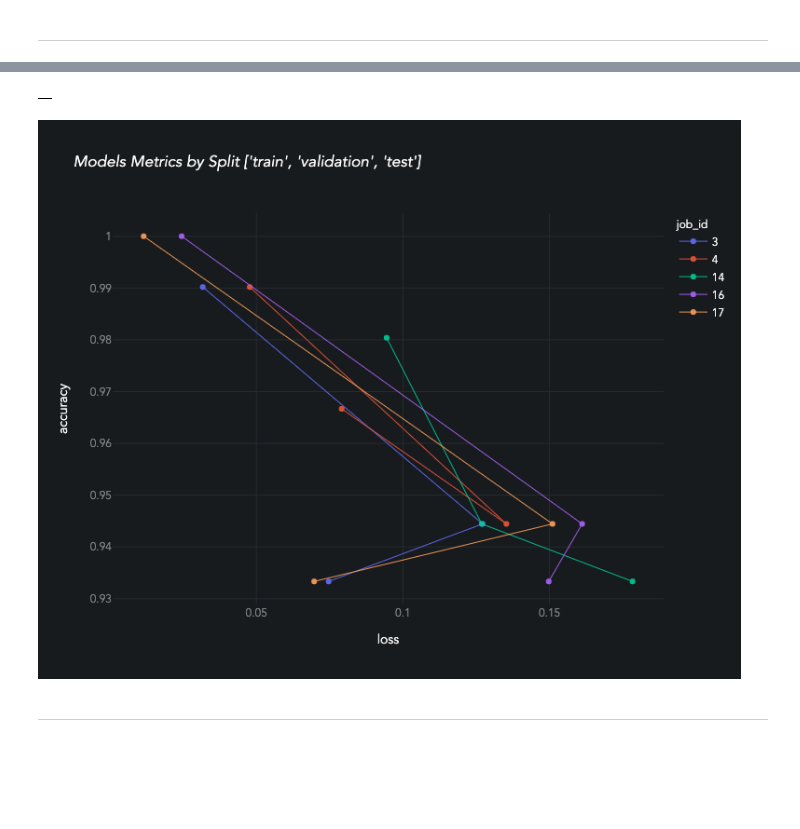
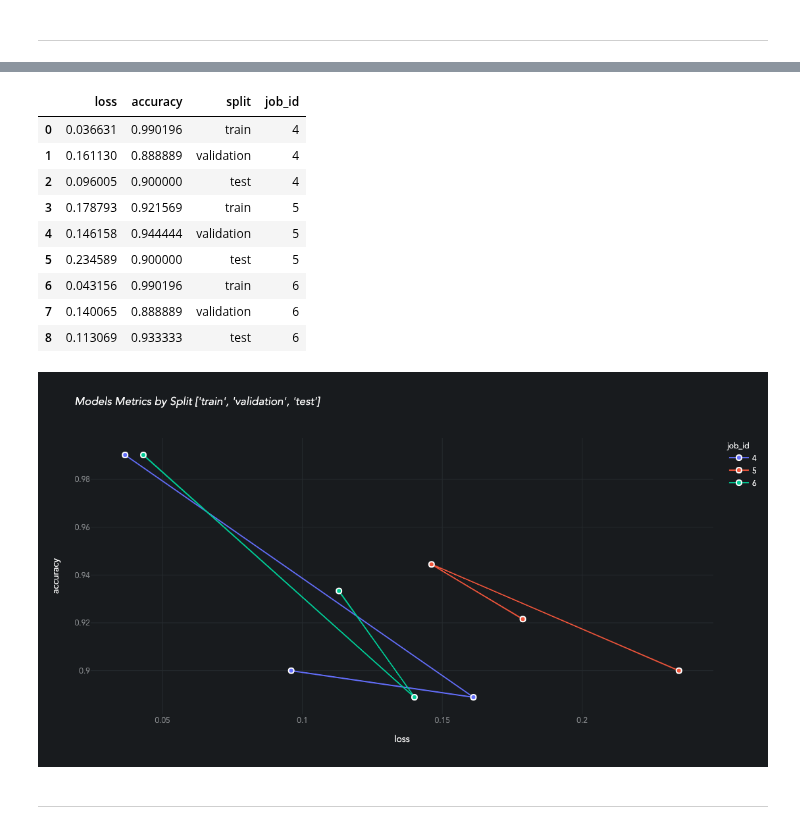
Before and after one commit to pydatasci-repos/pydatasci, a Jupyter notebook: notebooks/dev_alg_model.ipynb, the cells around one changed output, grey strips where cells are left out. Saved outputs shown, nothing was run; the diff lists cells and outputs as text; code cells hidden in the pictures; blank space fills up the shorter version.

Commit message:
much better chart

```diff
--- a/notebooks/dev_alg_model.ipynb
+++ b/notebooks/dev_alg_model.ipynb
@@ -216,8 +206,8 @@ data_names = list(evaluation_dicts[0]['evaluations'].keys())
 
 #     del d['evaluations']
 # %%
-max_loss = 0.2
-min_acc = 0.93
+max_loss = 0.3
+min_acc = 0.85
 # %%
 # need to extract each instance from the model object
 evaluation_dicts = [ed for ed in evaluation_dicts]
@@ -251,7 +241,9 @@ for d in evaluation_dicts:
     for k in data_names:
         pack = {}
         loss = d['evaluations'][k][0]
+        loss = round(loss, 3)
         acc = d['evaluations'][k][1]
+        acc = round(acc, 3)
 
         if (loss >= max_loss) or (acc <= min_acc):
             failed = True
@@ -275,7 +267,16 @@ for d in evaluation_dicts:
 df = pd.DataFrame.from_records(dicts_by_split)
 df
 # %% [output]
-|  |
+|  | loss | accuracy | split | job_id |
+| 0 | 0.036631 | 0.990196 | train | 4 |
+| 1 | 0.161130 | 0.888889 | validation | 4 |
+| 2 | 0.096005 | 0.900000 | test | 4 |
+| 3 | 0.178793 | 0.921569 | train | 5 |
+| 4 | 0.146158 | 0.944444 | validation | 5 |
+| 5 | 0.234589 | 0.900000 | test | 5 |
+| 6 | 0.043156 | 0.990196 | train | 6 |
+| 7 | 0.140065 | 0.888889 | validation | 6 |
+| 8 | 0.113069 | 0.933333 | test | 6 |
 # %%
 # fig = px.scatter(
 #     df
@@ -304,35 +305,43 @@ df
 # %%
 fig = px.line(
     df
     , title = '<i>Models Metrics by Split ' + str(data_names) + '</i>'
     , x = 'loss'
     , y = 'accuracy'
+    , text = 'split'
     , color = 'job_id'
     , height = 600
     , hover_data = ['job_id', 'split', 'accuracy', 'loss']
 )
 fig.update_traces(
     mode = 'markers+lines'
-    , line = dict(width=1)
-    , opacity = 0.90
+    , textposition = 'top center'
+    , line = dict(width=2)
+    , marker = dict(
+        size = 8,
+        line = dict(
+            width = 2,
+            color = 'white'
+        )
+    )
 )
 fig.update_layout(
     font_family = "Avenir"
     , font_color = "#FAFAFA"
     , plot_bgcolor = "#181B1E"
     , paper_bgcolor = "#181B1E"
     , hoverlabel = dict(
-        bgcolor = "#E0E0E0"
-        , font_size = 12
+        bgcolor = "#0F0F0F"
+        , font_size = 15
         , font_family = "Avenir"
     )
 )
 fig.update_xaxes(gridcolor='#262B2F', tickfont=dict(color='#818487'))
 fig.update_yaxes(gridcolor='#262B2F', tickfont=dict(color='#818487'))
 # include the 'split' in the hover
 fig
 # %% [output]
-[figure, old version]
+[figure, new version]
 # %% [markdown]
 ---
 # %% [markdown]
```
Also changed, not shown: parts of 11 cells of this notebook, 3 other files.
